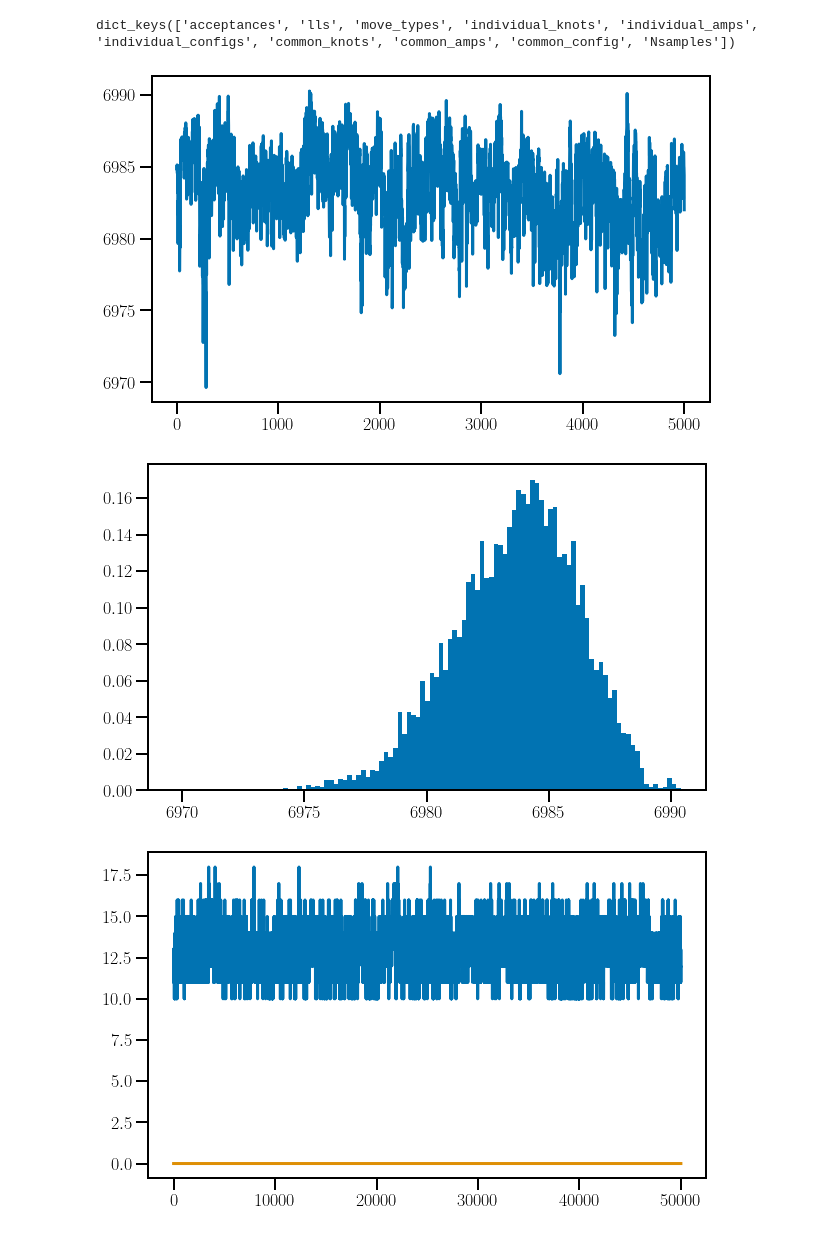
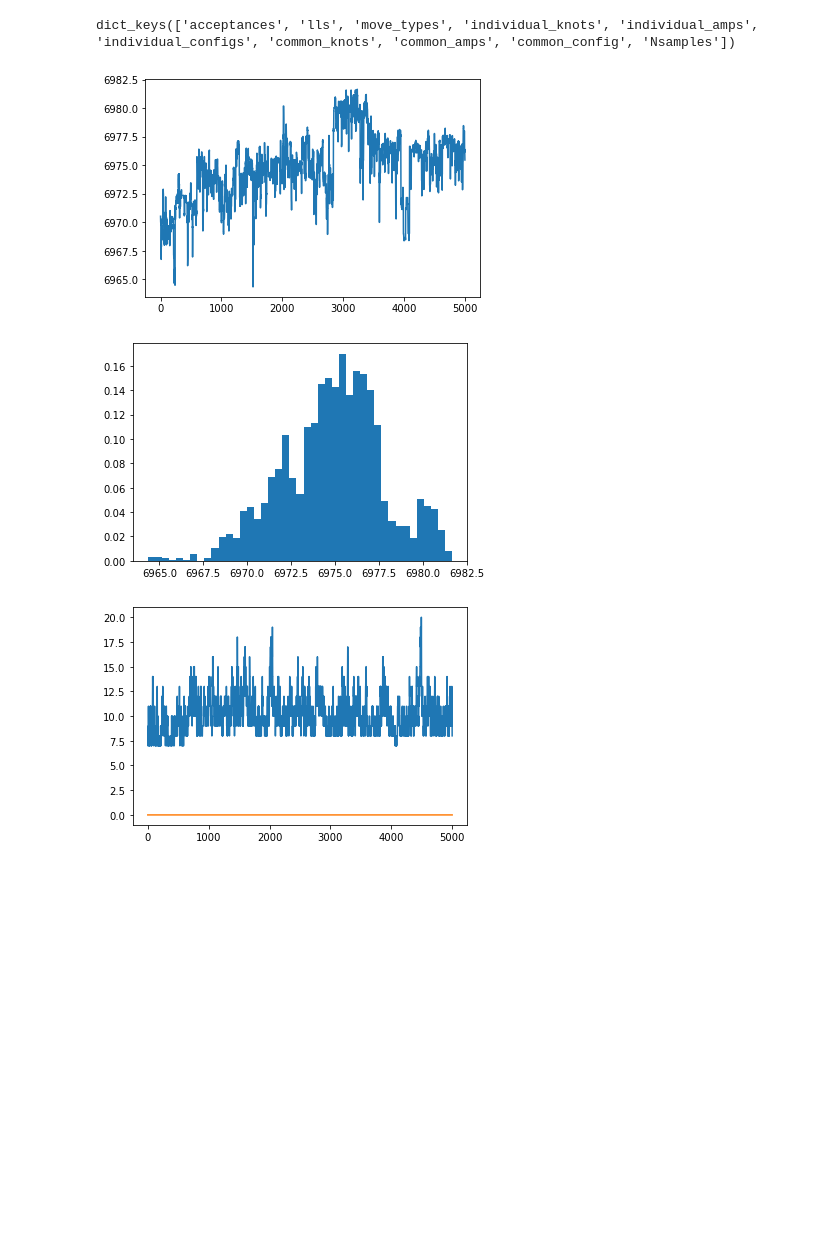
Before and after one commit to meyers-academic/westley, a Jupyter notebook: westley/westley_example.ipynb, the cells around one changed output. Drawn from its saved outputs; the diff is of its cells as text; code cells hidden in the pictures; blank space fills up the shorter version.

```diff
--- a/westley/westley_example.ipynb
+++ b/westley/westley_example.ipynb
@@ -2,7 +2,7 @@
 %load_ext autoreload
 %autoreload 2
 import matplotlib.pyplot as plt
-plt.style.use('../../cross_validation/meyers_latex.mplstyle')
+# plt.style.use('~/Documents/Notes/cross_validation/meyers_latex.mplstyle')
 import numpy as np
 from scipy.interpolate import interp1d
 from scipy.stats import norm
@@ -45,20 +45,21 @@ print(final_pte / final_sig)
 # So we set "max knots" to zero.
 sbim = westley.SingleBaselineInterpolatingModel(data, sigmas, frequencies,
                                                 min_knots=0, max_knots=0, baseline='HL')
-ampdict = {}
-ampdict['HL'] = np.zeros(2)
+# ampdict = {}
+# ampdict['HL'] = np.zeros(2)
 
 # Multi-baseline correlated model means that we have multiple baselines, and we have a
 # Correlated signal that is in all baselines (the GW spectrum)
 
 # Here, though, we just have 1 baseline -- Hanford and Livingston.
-mbim = westley.MultiBaselineInterpolatingModel([sbim], ampdict,
-                                               common_signal_max_knots=20,
-                                               common_signal_min_knots=0)
+mbim = westley.MultiBaselineInterpolatingModel([sbim],
+                                               common_signal_max_knots=30,
+                                               common_signal_min_knots=0,
+                                               common_model_type='pp')
 
 sampler = westley.Sampler(mbim)
 
-out = sampler.sample(niter=1000000, thin=10, burn=0.5)
+out = sampler.sample(niter=100000, thin=10, burn=0.5)
 # %% [output]
 adding birth and death proposals
 # %%
@@ -66,19 +67,19 @@ vars(out).keys()
 # %% [output]
 dict_keys(['acceptances', 'lls', 'move_types', 'individual_knots', 'individual_amps', 'individual_configs', 'common_knots', 'common_amps', 'common_config', 'Nsamples'])
 # %%
-plt.plot(out.lls[::10])
+plt.plot(out.lls)
 plt.show()
 
 plt.hist(out.lls, density=True, bins='auto')
 plt.show()
 
 plt.plot(np.sum(out.common_config, axis=1))
 plt.plot(np.sum(out.individual_configs['HL'], axis=1))
 plt.show()
 # %% [output]
-[figure, old version]
+[figure, new version]
-[figure, old version]
+[figure, new version]
-[figure, old version]
+[figure, new version]
 # %%
 plt.plot(np.sum(out.common_config, axis=1))
 # %% [output]
```
Also changed, not shown: parts of 6 cells of this notebook, 1 other file.
